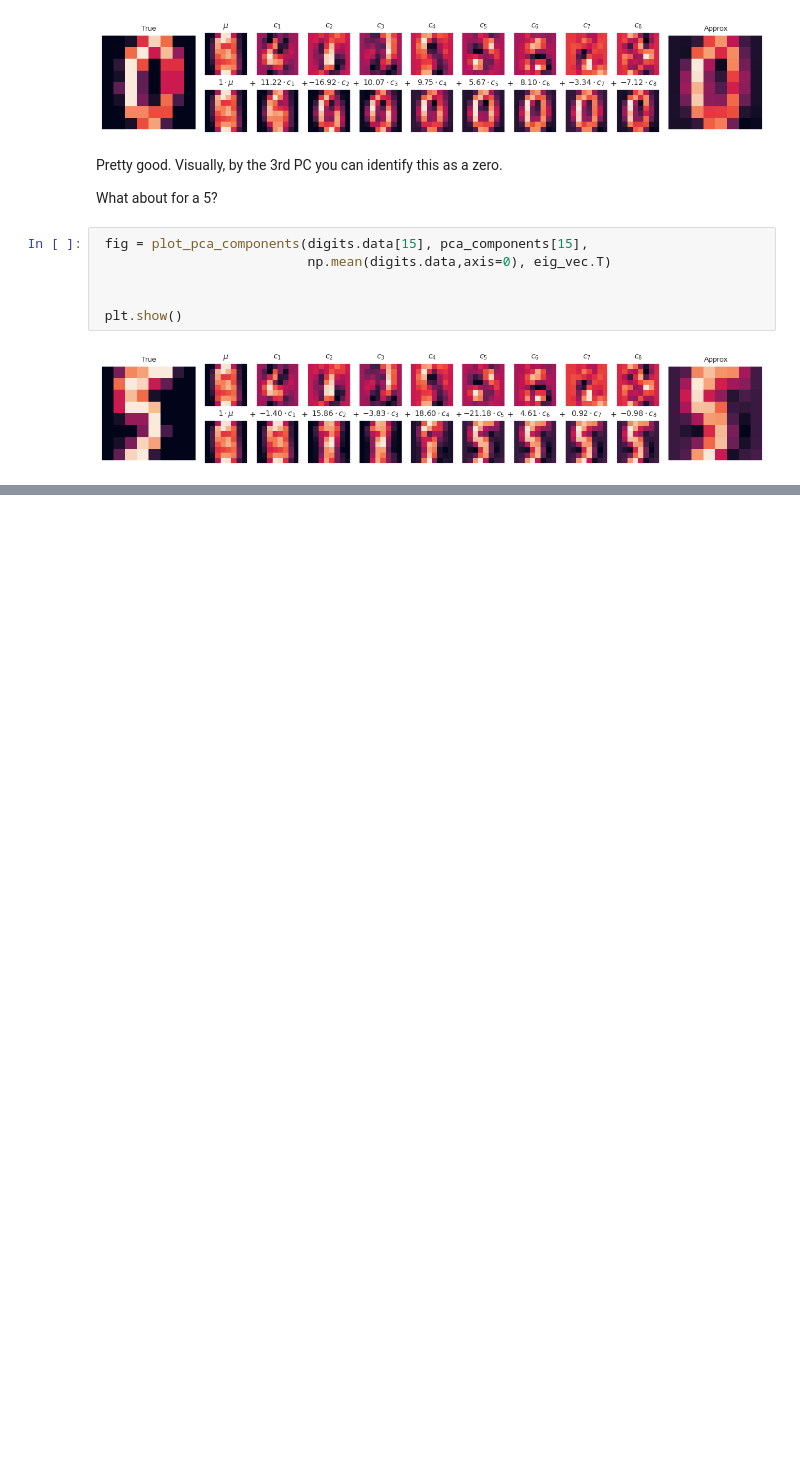
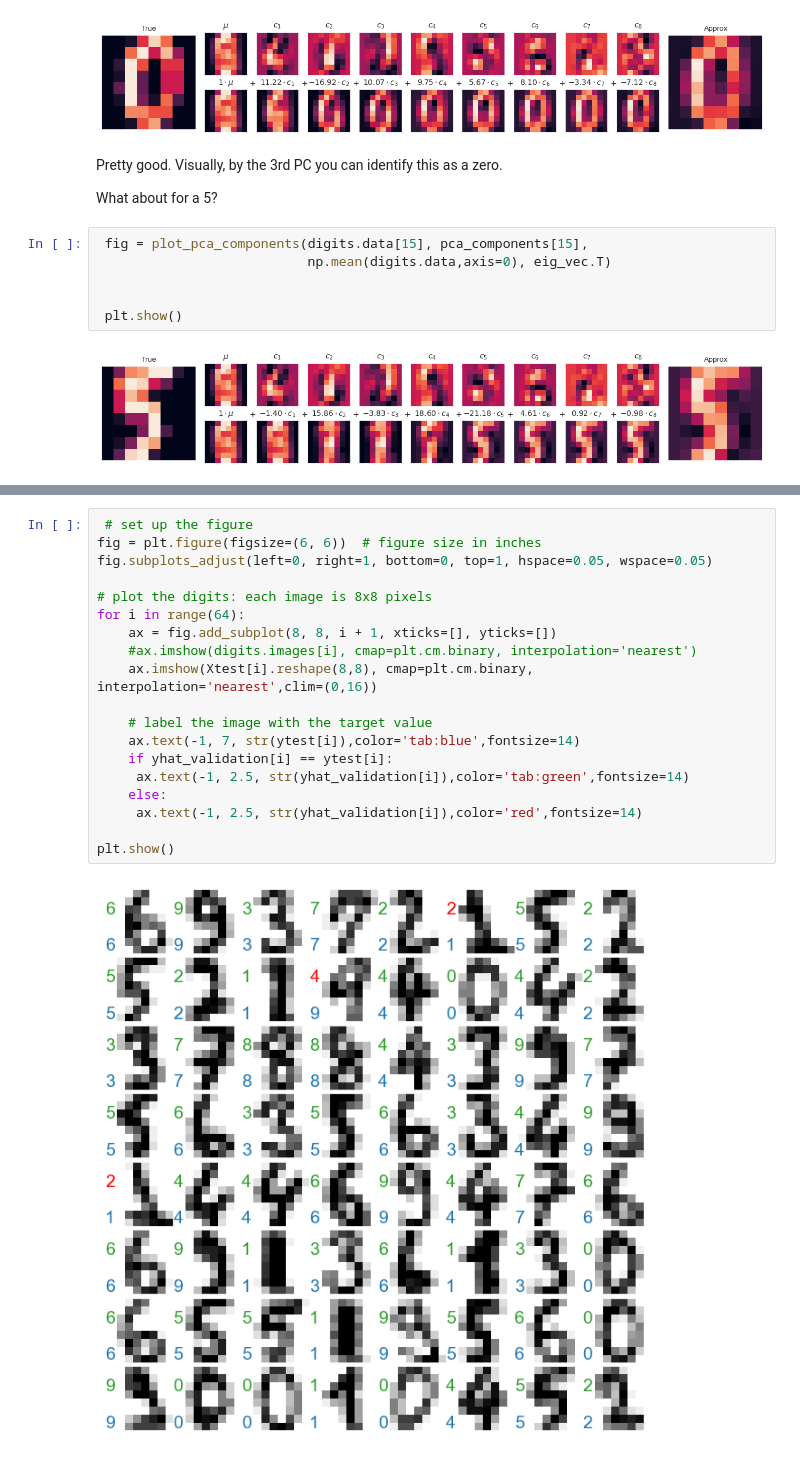
Before and after one commit to thaynecurrie/phys7903_fall2025, a Jupyter notebook: ScientificPythonNotes/NumPy/Python_NumPy_part9.ipynb, the cells around one changed output, grey strips where cells are left out. Cells and saved outputs as stored; diff of their text form; blank space fills up the shorter version.

```diff
--- a/ScientificPythonNotes/NumPy/Python_NumPy_part9.ipynb
+++ b/ScientificPythonNotes/NumPy/Python_NumPy_part9.ipynb
@@ -380,0 +474,21 @@ We need more PCs to really be able to identify this as (likely) a 5.
+# %%
+ # set up the figure
+fig = plt.figure(figsize=(6, 6))  # figure size in inches
+fig.subplots_adjust(left=0, right=1, bottom=0, top=1, hspace=0.05, wspace=0.05)
+
+# plot the digits: each image is 8x8 pixels
+for i in range(64):
+    ax = fig.add_subplot(8, 8, i + 1, xticks=[], yticks=[])
+    #ax.imshow(digits.images[i], cmap=plt.cm.binary, interpolation='nearest')
+    ax.imshow(Xtest[i].reshape(8,8), cmap=plt.cm.binary, interpolation='nearest',clim=(0,16))
+
+    # label the image with the target value
+    ax.text(-1, 7, str(ytest[i]),color='tab:blue',fontsize=14)
+    if yhat_validation[i] == ytest[i]:
+     ax.text(-1, 2.5, str(yhat_validation[i]),color='tab:green',fontsize=14)
+    else:
+     ax.text(-1, 2.5, str(yhat_validation[i]),color='red',fontsize=14)
+
+plt.show()
+# %% [output]
+[figure, added]
```
Also changed, not shown: parts of 21 cells of this notebook.
